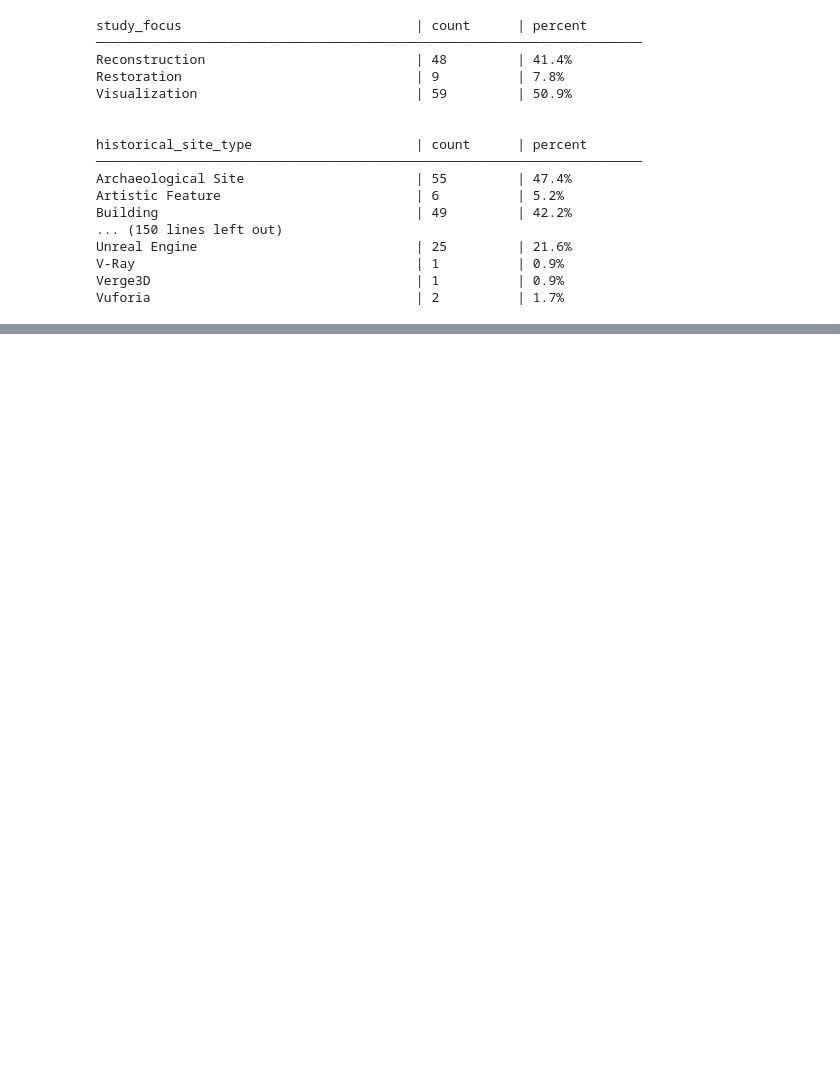
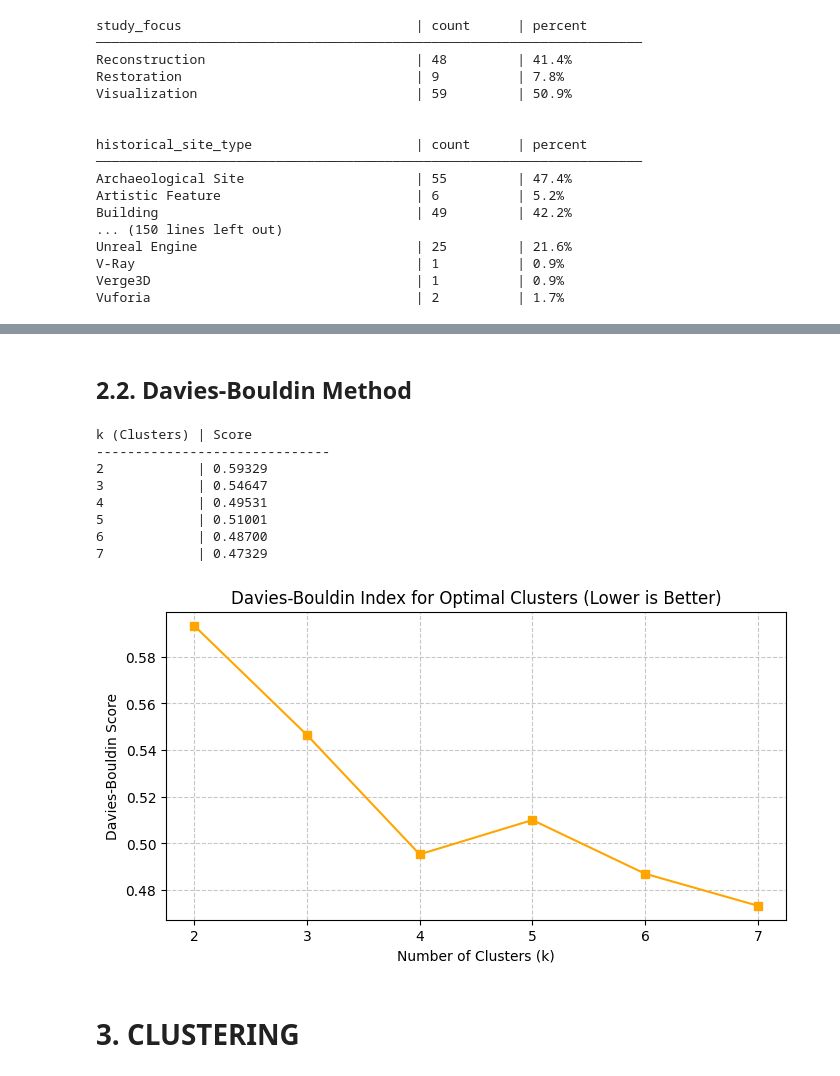
Before and after one commit to KeremDUZENLI/python-sklearn-machine-learning, a Jupyter notebook: main2.ipynb, the cells around one changed output, grey strips where cells are left out. Cells and saved outputs as stored; diff of their text form; code cells hidden in the pictures; blank space fills up the shorter version.

```diff
--- a/main2.ipynb
+++ b/main2.ipynb
@@ -177,0 +244,49 @@ Vuforia                                  | 2          | 1.7%
+# %% [markdown]
+## 2.2. Davies-Bouldin Method
+# %%
+from sklearn.metrics import davies_bouldin_score
+
+
+def plot_davies_bouldin(elos, k_max, random_state):
+    X = np.array(elos).reshape(-1, 1)
+    k_values = list(range(2, k_max))
+
+    dbscores = []
+    for k in k_values:
+        k_mean = KMeans(n_clusters=k, random_state=random_state).fit(X)
+        score = davies_bouldin_score(X, k_mean.labels_)
+        dbscores.append(score)
+
+    print(f"\n{'k (Clusters)':<12} | {'Score'}")
+    print("-" * 30)
+    for k, val in zip(k_values, dbscores):
+        print(f"{k:<12} | {val:,.5f}")
+
+    plt.figure(figsize=(8, 4))
+    plt.plot(k_values, dbscores, marker="s", color="orange")
+    plt.xticks(k_values)
+    plt.title("Davies-Bouldin Index for Optimal Clusters (Lower is Better)")
+    plt.xlabel("Number of Clusters (k)")
+    plt.ylabel("Davies-Bouldin Score")
+    plt.grid(True, linestyle='--', alpha=0.7)
+
+    return plt
+
+
+PATH_PLOT_DB = 'data/DAVIES_BOULDIN.png'
+
+plt_db = plot_davies_bouldin(ELOS, K_MAX, RANDOM_STATE)
+plt_db.savefig(PATH_PLOT_DB)
+plt_db.show()
+# %% [output]
+k (Clusters) | Score
+------------------------------
+2            | 0.59329
+3            | 0.54647
+4            | 0.49531
+5            | 0.51001
+6            | 0.48700
+7            | 0.47329
+[figure, added]
+# %% [markdown]
+# 3. CLUSTERING
```
Also changed, not shown: parts of 31 cells of this notebook, 1 other file.
